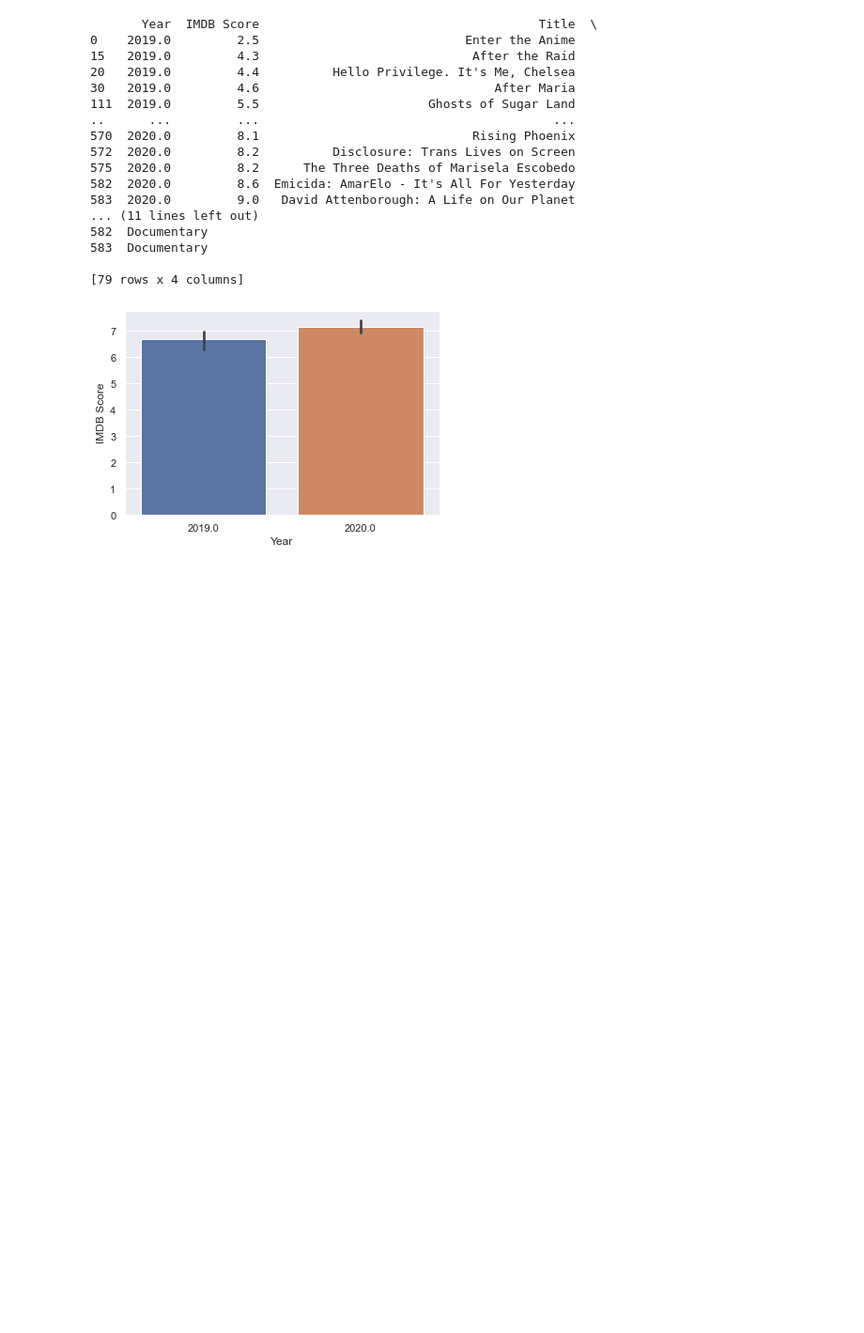
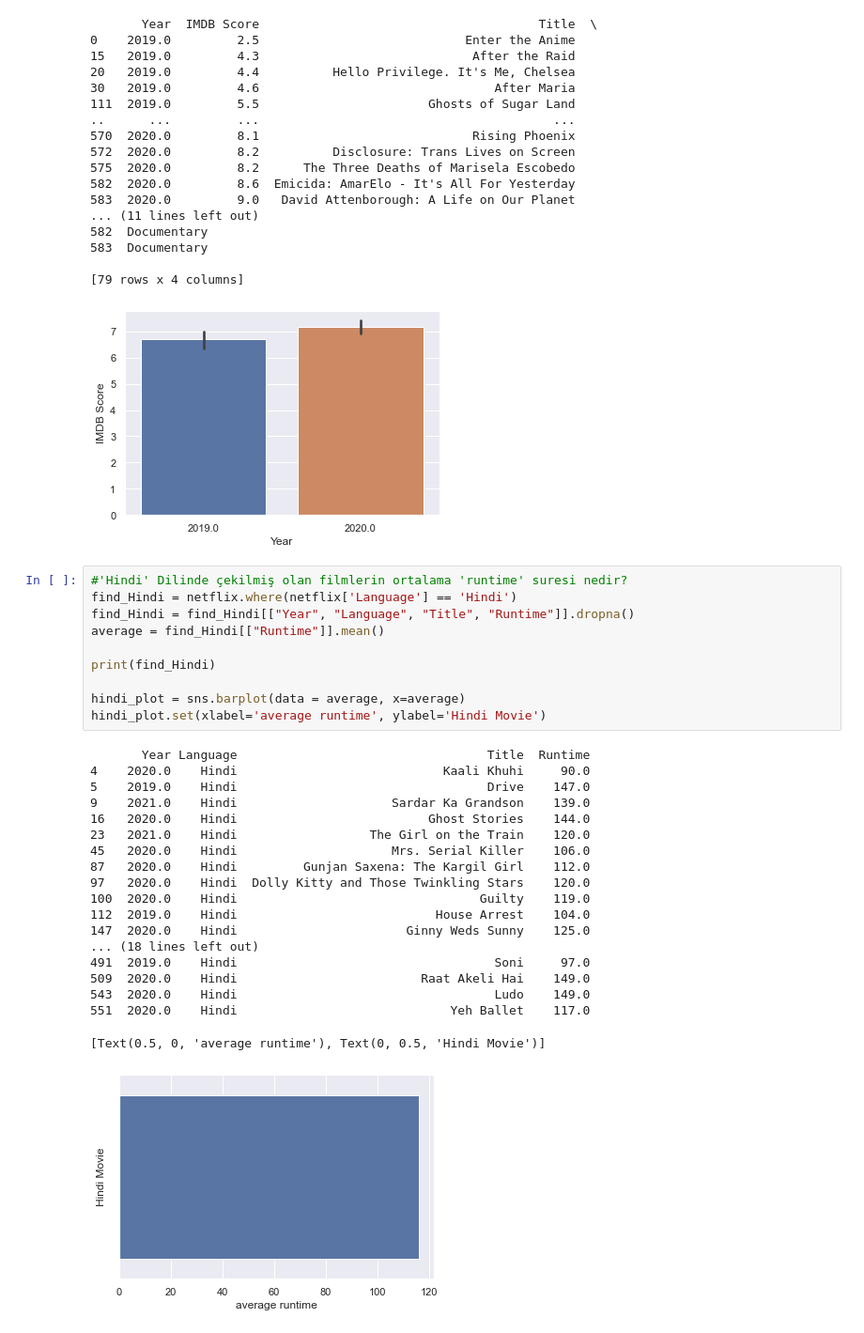
Before and after one commit to yavuzcpkn/Python-Netflix-DataAnalysis, a Jupyter notebook: Python-Netflix-DataAnalysis.ipynb, the cells around one changed output. Shown at 94% size. Cells and saved outputs as stored; diff of their text form; blank space fills up the shorter version.

```diff
--- a/Python-Netflix-DataAnalysis.ipynb
+++ b/Python-Netflix-DataAnalysis.ipynb
@@ -309,3 +309,33 @@ find_Documentary_imdb_year_plot = sns.barplot(data = find_Documentary_imdb_year,
 
 [79 rows x 4 columns]
 [figure]
+# %%
+#'Hindi' Dilinde çekilmiş olan filmlerin ortalama 'runtime' suresi nedir?
+find_Hindi = netflix.where(netflix['Language'] == 'Hindi')
+find_Hindi = find_Hindi[["Year", "Language", "Title", "Runtime"]].dropna()
+average = find_Hindi[["Runtime"]].mean()
+
+print(find_Hindi)
+
+hindi_plot = sns.barplot(data = average, x=average)
+hindi_plot.set(xlabel='average runtime', ylabel='Hindi Movie')
+# %% [output]
+       Year Language                                  Title  Runtime
+4    2020.0    Hindi                            Kaali Khuhi     90.0
+5    2019.0    Hindi                                  Drive    147.0
+9    2021.0    Hindi                     Sardar Ka Grandson    139.0
+16   2020.0    Hindi                          Ghost Stories    144.0
+23   2021.0    Hindi                  The Girl on the Train    120.0
+45   2020.0    Hindi                     Mrs. Serial Killer    106.0
+87   2020.0    Hindi         Gunjan Saxena: The Kargil Girl    112.0
+97   2020.0    Hindi  Dolly Kitty and Those Twinkling Stars    120.0
+100  2020.0    Hindi                                 Guilty    119.0
+112  2019.0    Hindi                           House Arrest    104.0
+147  2020.0    Hindi                       Ginny Weds Sunny    125.0
+... (18 lines left out)
+491  2019.0    Hindi                                   Soni     97.0
+509  2020.0    Hindi                         Raat Akeli Hai    149.0
+543  2020.0    Hindi                                   Ludo    149.0
+551  2020.0    Hindi                             Yeh Ballet    117.0
+[Text(0.5, 0, 'average runtime'), Text(0, 0.5, 'Hindi Movie')]
+[figure, added]
```
